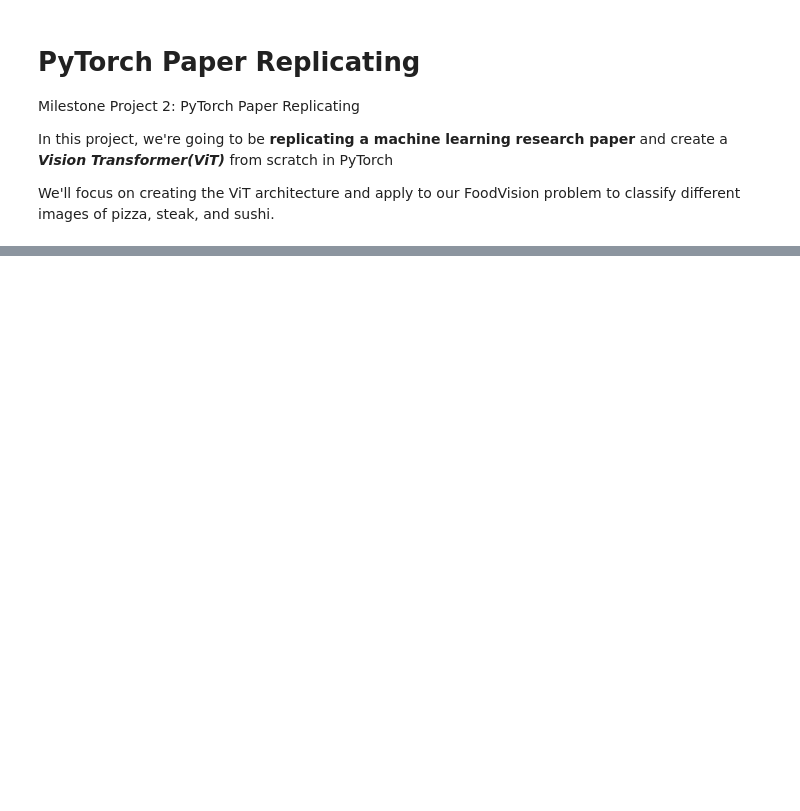
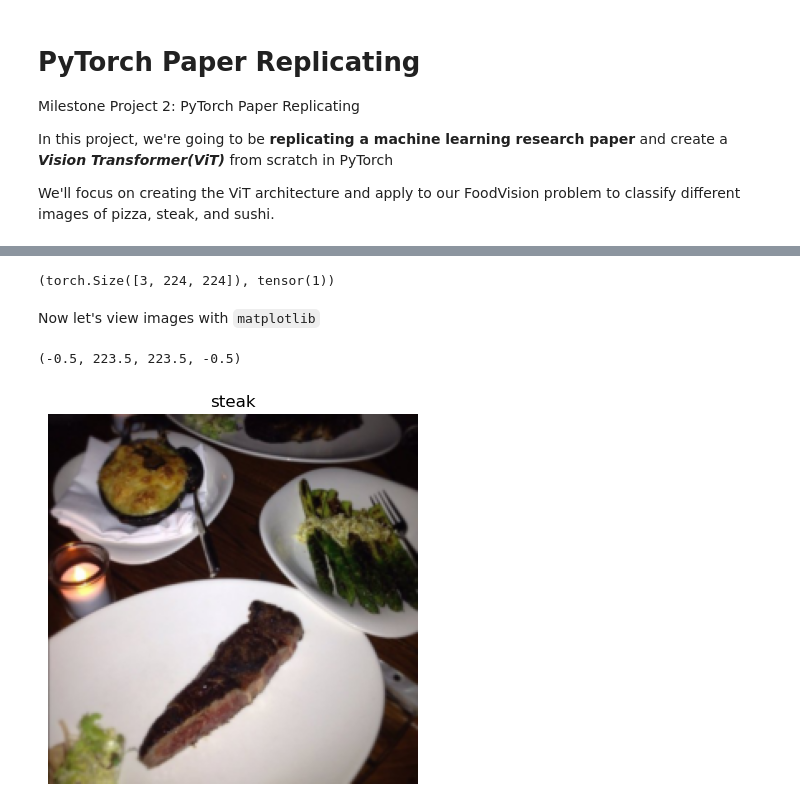
Before and after one commit to maheshsunuwar/deep-learning-pytorch, a Jupyter notebook: 08. PyTorch Paper Replicating/08_pytorch_paper_replicating.ipynb, the cells around one changed output, grey strips where cells are left out. Drawn from its saved outputs; the diff is of its cells as text; code cells hidden in the pictures; blank space fills up the shorter version.

```diff
--- a/08. PyTorch Paper Replicating/08_pytorch_paper_replicating.ipynb
+++ b/08. PyTorch Paper Replicating/08_pytorch_paper_replicating.ipynb
@@ -48,0 +179,4 @@ Replicating a research is a tough problem and lot of libraries, such as **`Huggi
+# %%
+train_dir = image_path  / 'train'
+test_dir = image_path / 'test'
+train_dir, test_dir
@@ -48,0 +208,10 @@ Replicating a research is a tough problem and lot of libraries, such as **`Huggi
+# %%
+IMG_SIZE = 224
+
+# create transform pipeline manually
+manual_transform = transforms.Compose([
+    transforms.Resize(size=(IMG_SIZE, IMG_SIZE)),
+    transforms.ToTensor()
+])
+
+manual_transform
@@ -48,0 +235,12 @@ Replicating a research is a tough problem and lot of libraries, such as **`Huggi
+# %%
+BATCH_SIZE = 32
+
+#create data loaders
+train_dataloader, test_dataloader, class_names = data_setup.create_dataloaders(
+    train_dir=train_dir,
+    test_dir=test_dir,
+    transform=manual_transform,
+    batch_size=BATCH_SIZE
+)
+
+train_dataloader, test_dataloader, class_names
@@ -48,0 +257,19 @@ Replicating a research is a tough problem and lot of libraries, such as **`Huggi
+# %%
+# get a batch of images
+image_batch, label_batch = next(iter(train_dataloader))
+
+# get a single image from the batch
+image, label = image_batch[0], label_batch[0]
+
+image.shape, label
+# %% [output]
+(torch.Size([3, 224, 224]), tensor(1))
+# %% [markdown]
+Now let's view images with `matplotlib`
+# %%
+plt.imshow(image.permute(1,2,0))
+plt.title(class_names[label])
+plt.axis(False)
+# %% [output]
+(-0.5, 223.5, 223.5, -0.5)
+[figure, added]
```
Also changed, not shown: parts of 17 cells of this notebook, 10 other files.
